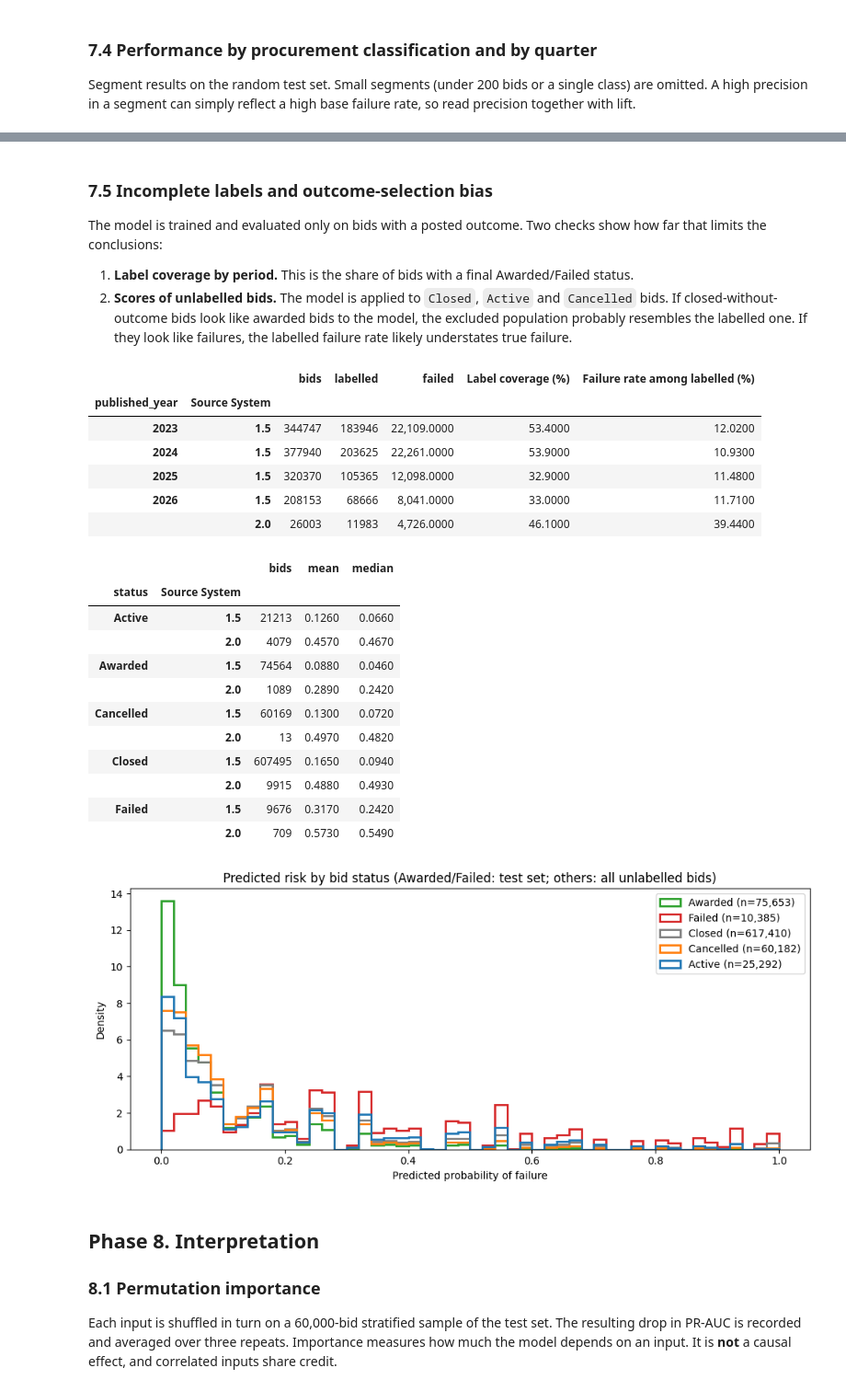
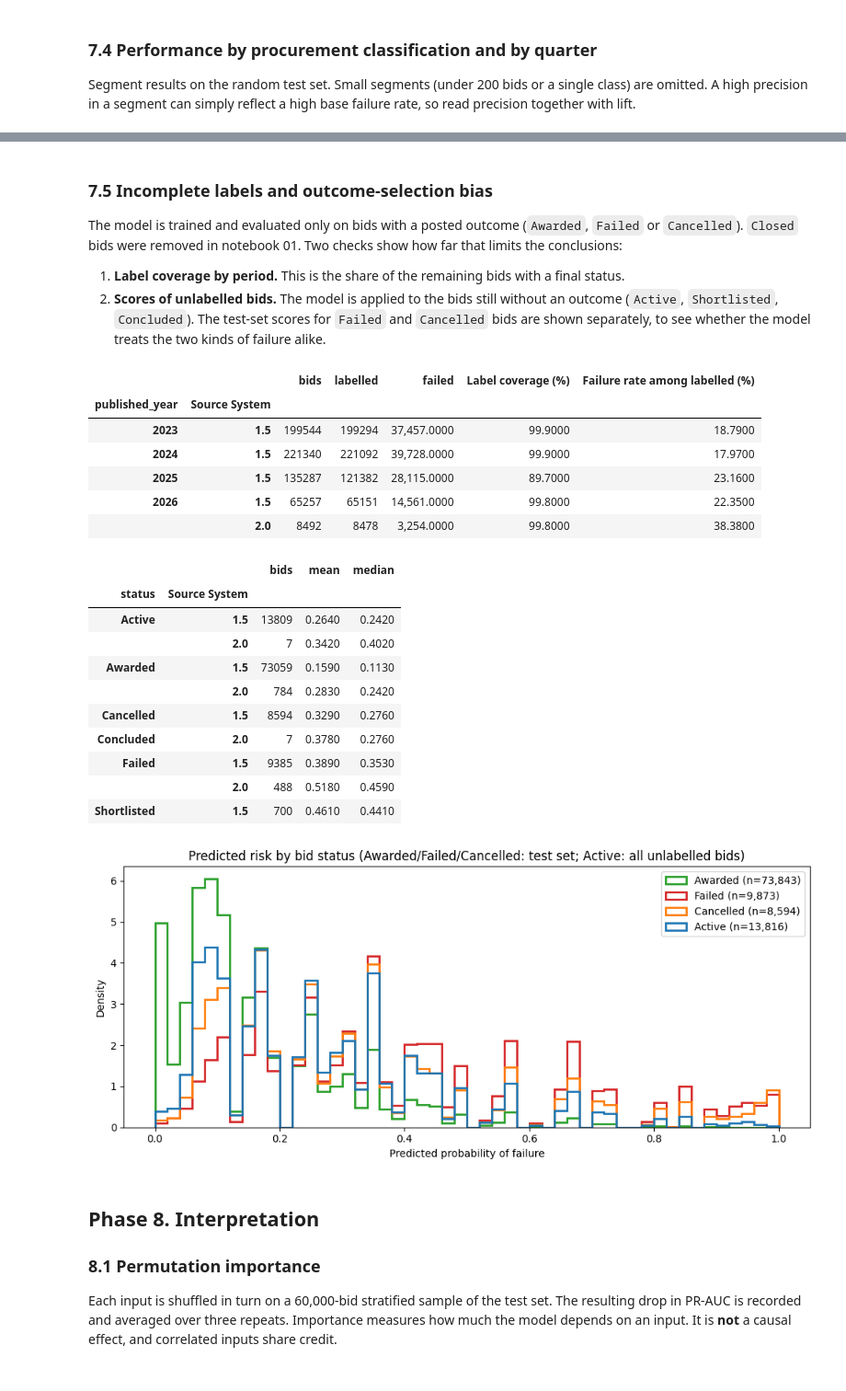
Before and after one commit to deyosa/philgeps-ml-project, a Jupyter notebook: notebooks/03_diagnostics_and_interpretation.ipynb, the cells around one changed output, grey strips where cells are left out. Shown at 92% size. Saved outputs shown, nothing was run; the diff lists cells and outputs as text; code cells hidden in the pictures.

```diff
--- a/notebooks/03_diagnostics_and_interpretation.ipynb
+++ b/notebooks/03_diagnostics_and_interpretation.ipynb
@@ -181,54 +182,53 @@ plt.xticks(rotation=45, ha="right"); plt.tight_layout(); plt.show()
 # %% [markdown]
 ### 7.5 Incomplete labels and outcome-selection bias
 
-The model is trained and evaluated only on bids with a posted outcome. Two checks show how far that limits the conclusions:
+The model is trained and evaluated only on bids with a posted outcome (`Awarded`, `Failed` or `Cancelled`). `Closed` bids were removed in notebook 01. Two checks show how far that limits the conclusions:
 
-1. **Label coverage by period.** This is the share of bids with a final Awarded/Failed status.
-2. **Scores of unlabelled bids.** The model is applied to `Closed`, `Active` and `Cancelled` bids. If closed-without-outcome bids look like awarded bids to the model, the excluded population probably resembles the labelled one. If they look like failures, the labelled failure rate likely understates true failure.
+1. **Label coverage by period.** This is the share of the remaining bids with a final status.
+2. **Scores of unlabelled bids.** The model is applied to the bids still without an outcome (`Active`, `Shortlisted`, `Concluded`). The test-set scores for `Failed` and `Cancelled` bids are shown separately, to see whether the model treats the two kinds of failure alike.
 # %%
 coverage = bids.groupby(["published_year", "Source System"], observed=True).agg(
     bids=("status", "size"), labelled=("Target_Failed", "count"), failed=("Target_Failed", "sum"))
 coverage["Label coverage (%)"] = (coverage.labelled / coverage.bids * 100).round(1)
 coverage["Failure rate among labelled (%)"] = (coverage.failed / coverage.labelled * 100).round(2)
 display(coverage)
 
-unlabelled = bids[bids.Target_Failed.isna() & bids.status.isin(["Closed", "Active", "Cancelled"])]
+unlabelled = bids[bids.Target_Failed.isna() & bids.status.isin(["Active", "Shortlisted", "Concluded"])]
 unlabelled_prob = calibrated.predict_proba(pf.model_frame(unlabelled, numeric, categorical))[:, 1]
 scores = pd.concat([
     pd.DataFrame({"status": test.status, "Source System": test["Source System"], "predicted risk": test.prob}),
     pd.DataFrame({"status": unlabelled.status.values, "Source System": unlabelled["Source System"].values, "predicted risk": unlabelled_prob}),
 ])
 display(scores.groupby(["status", "Source System"], observed=True)["predicted risk"]
         .agg(bids="size", mean="mean", median="median").round(3))
 
 fig, ax = plt.subplots(figsize=(10, 4.5))
-for status, color in [("Awarded", "tab:green"), ("Failed", "tab:red"), ("Closed", "tab:gray"), ("Cancelled", "tab:orange"), ("Active", "tab:blue")]:
+for status, color in [("Awarded", "tab:green"), ("Failed", "tab:red"), ("Cancelled", "tab:orange"), ("Active", "tab:blue")]:
     s = scores.loc[scores.status == status, "predicted risk"]
     ax.hist(s, bins=50, range=(0, 1), density=True, histtype="step", lw=2, label=f"{status} (n={len(s):,})", color=color)
 ax.set_xlabel("Predicted probability of failure"); ax.set_ylabel("Density")
-ax.set_title("Predicted risk by bid status (Awarded/Failed: test set; others: all unlabelled bids)")
+ax.set_title("Predicted risk by bid status (Awarded/Failed/Cancelled: test set; Active: all unlabelled bids)")
 ax.legend(); plt.tight_layout(); plt.show()
 # %% [output]
 |  |  | bids | labelled | failed | Label coverage (%) | Failure rate among labelled (%) |
 | published_year | Source System |  |  |  |  |  |
-| 2023 | 1.5 | 344747 | 183946 | 22,109.0000 | 53.4000 | 12.0200 |
-| 2024 | 1.5 | 377940 | 203625 | 22,261.0000 | 53.9000 | 10.9300 |
-| 2025 | 1.5 | 320370 | 105365 | 12,098.0000 | 32.9000 | 11.4800 |
-| 2026 | 1.5 | 208153 | 68666 | 8,041.0000 | 33.0000 | 11.7100 |
-|  | 2.0 | 26003 | 11983 | 4,726.0000 | 46.1000 | 39.4400 |
+| 2023 | 1.5 | 199544 | 199294 | 37,457.0000 | 99.9000 | 18.7900 |
+| 2024 | 1.5 | 221340 | 221092 | 39,728.0000 | 99.9000 | 17.9700 |
+| 2025 | 1.5 | 135287 | 121382 | 28,115.0000 | 89.7000 | 23.1600 |
+| 2026 | 1.5 | 65257 | 65151 | 14,561.0000 | 99.8000 | 22.3500 |
+|  | 2.0 | 8492 | 8478 | 3,254.0000 | 99.8000 | 38.3800 |
 |  |  | bids | mean | median |
 | status | Source System |  |  |  |
-| Active | 1.5 | 21213 | 0.1260 | 0.0660 |
-|  | 2.0 | 4079 | 0.4570 | 0.4670 |
-| Awarded | 1.5 | 74564 | 0.0880 | 0.0460 |
-|  | 2.0 | 1089 | 0.2890 | 0.2420 |
-| Cancelled | 1.5 | 60169 | 0.1300 | 0.0720 |
-|  | 2.0 | 13 | 0.4970 | 0.4820 |
-| Closed | 1.5 | 607495 | 0.1650 | 0.0940 |
-|  | 2.0 | 9915 | 0.4880 | 0.4930 |
-| Failed | 1.5 | 9676 | 0.3170 | 0.2420 |
-|  | 2.0 | 709 | 0.5730 | 0.5490 |
+| Active | 1.5 | 13809 | 0.2640 | 0.2420 |
+|  | 2.0 | 7 | 0.3420 | 0.4020 |
+| Awarded | 1.5 | 73059 | 0.1590 | 0.1130 |
+|  | 2.0 | 784 | 0.2830 | 0.2420 |
+| Cancelled | 1.5 | 8594 | 0.3290 | 0.2760 |
+| Concluded | 2.0 | 7 | 0.3780 | 0.2760 |
+| Failed | 1.5 | 9385 | 0.3890 | 0.3530 |
+|  | 2.0 | 488 | 0.5180 | 0.4590 |
+| Shortlisted | 1.5 | 700 | 0.4610 | 0.4410 |
-[figure, old version]
+[figure, new version]
 # %% [markdown]
 ## Phase 8. Interpretation
 
```
Also changed, not shown: parts of 14 cells of this notebook, 4 other files.
